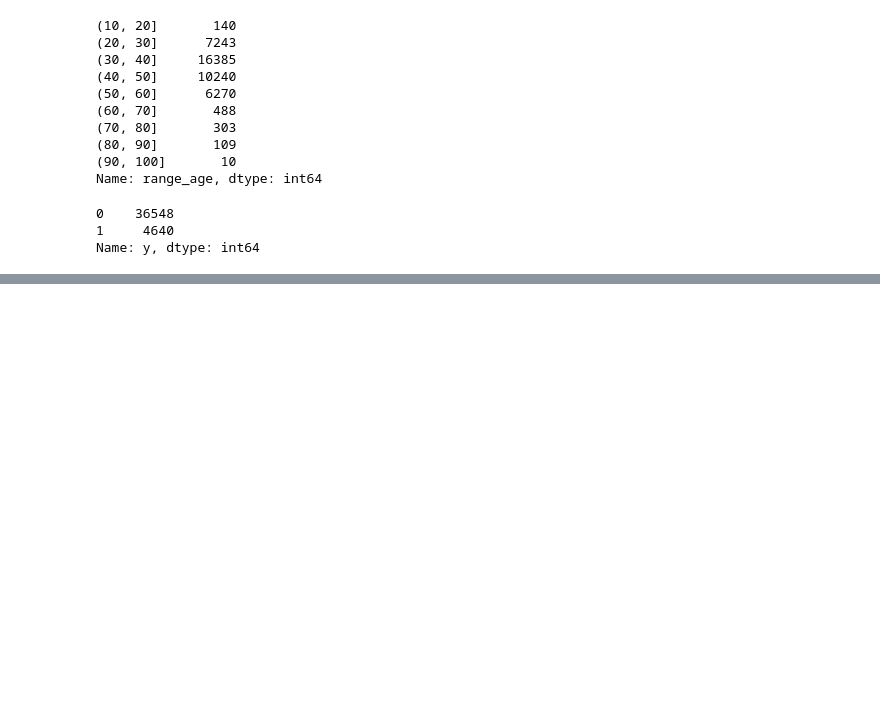
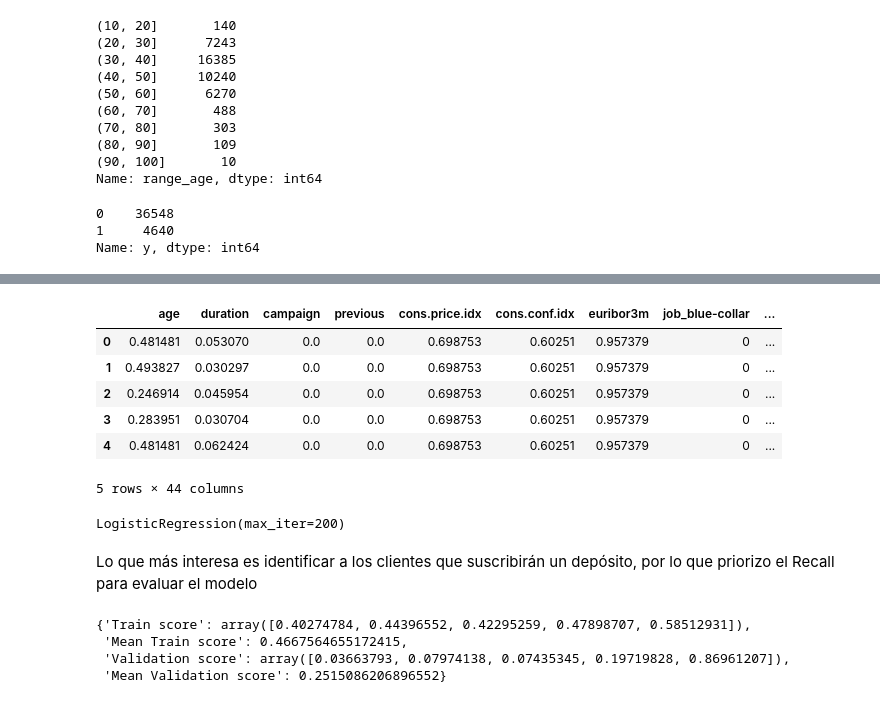
Before and after one commit to RominaGonella/Logistic-Regression-Project-Tutorial, a Jupyter notebook: src/explore.ipynb, the cells around one changed output, grey strips where cells are left out. Drawn from its saved outputs; the diff is of its cells as text; code cells hidden in the pictures; blank space fills up the shorter version.

```diff
--- a/src/explore.ipynb
+++ b/src/explore.ipynb
@@ -517,4 +562,4 @@ df_bank2.head()
 # %%
-# separo en X e y
-X = df_bank.drop(columns = ['y'])
+# separo en X e y, elimino rangos de edad de X (mantengo la numérica)
+X = df_bank.drop(columns = ['y', 'range_age_(20, 30]', 'range_age_(30, 40]', 'range_age_(40, 50]', 'range_age_(50, 60]', 'range_age_(60, 70]', 'range_age_(70, 80]', 'range_age_(80, 90]', 'range_age_(90, 100]'])
 y = df_bank['y']
@@ -524,0 +566,43 @@ X.select_dtypes(include = ['int', 'float']).columns
+# %%
+X.head()
+# %% [output]
+|  | age | duration | campaign | previous | cons.price.idx | cons.conf.idx | euribor3m | job_blue-collar | ... |
+| 0 | 0.481481 | 0.053070 | 0.0 | 0.0 | 0.698753 | 0.60251 | 0.957379 | 0 | ... |
+| 1 | 0.493827 | 0.030297 | 0.0 | 0.0 | 0.698753 | 0.60251 | 0.957379 | 0 | ... |
+| 2 | 0.246914 | 0.045954 | 0.0 | 0.0 | 0.698753 | 0.60251 | 0.957379 | 0 | ... |
+| 3 | 0.283951 | 0.030704 | 0.0 | 0.0 | 0.698753 | 0.60251 | 0.957379 | 0 | ... |
+| 4 | 0.481481 | 0.062424 | 0.0 | 0.0 | 0.698753 | 0.60251 | 0.957379 | 0 | ... |
+5 rows × 44 columns
+# %%
+# estimo modelo de regresión logística (parámetros por defecto, sólo aumenté max_iter no eran suficientes las que vienen por defecto)
+model = LogisticRegression(max_iter = 200)
+model.fit(X, y)
+# %% [output]
+LogisticRegression(max_iter=200)
+# %% [markdown]
+Lo que más interesa es identificar a los clientes que suscribirán un depósito, por lo que priorizo el Recall para evaluar el modelo
+# %%
+# cross validation para evaluar el modelo
+
+# Adaptación de una función del material de clase
+def cross_validation(model, _X, _y, _scoring, _cv=5):
+
+    results = cross_validate(estimator=model,
+                                X=_X,
+                                y=_y,
+                                cv=_cv,
+                                scoring=_scoring,
+                                return_train_score=True)
+
+    return {"Train score": results['train_score'],
+              "Mean Train score": results['train_score'].mean(),
+              "Validation score": results['test_score'],
+              "Mean Validation score": results['test_score'].mean()
+              }
+
+cross_validation(model, X, y, 'recall')
+# %% [output]
+{'Train score': array([0.40274784, 0.44396552, 0.42295259, 0.47898707, 0.58512931]),
+ 'Mean Train score': 0.4667564655172415,
+ 'Validation score': array([0.03663793, 0.07974138, 0.07435345, 0.19719828, 0.86961207]),
+ 'Mean Validation score': 0.2515086206896552}
```
Also changed, not shown: parts of 16 cells of this notebook, 4 other files.
